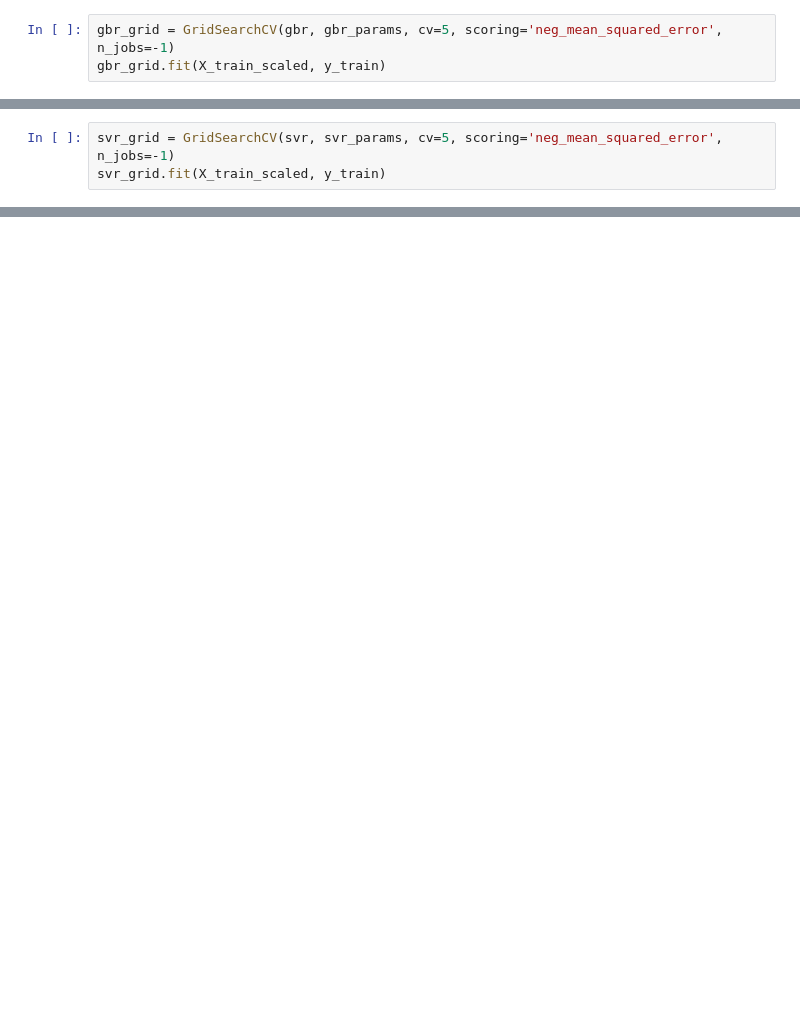
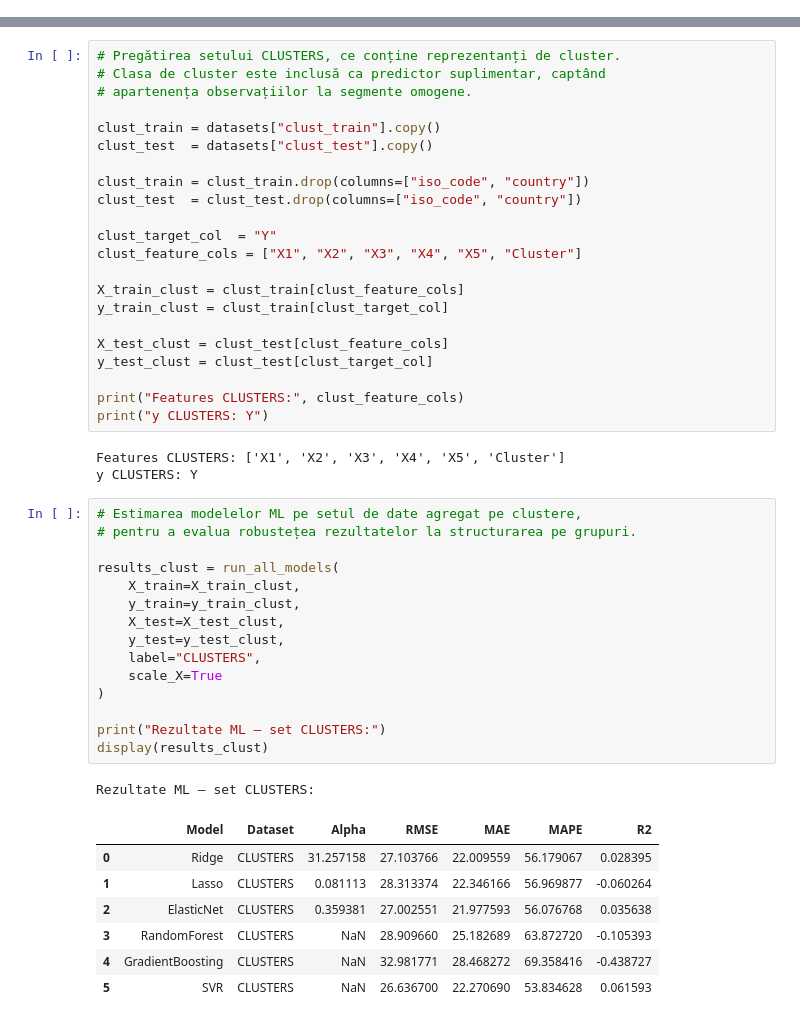
Before and after one commit to antoniamitu/proiect_econometrie, a Jupyter notebook: ML.ipynb, the cells around one changed output, grey strips where cells are left out. Saved outputs shown, nothing was run; the diff lists cells and outputs as text; blank space fills up the shorter version.

```diff
--- a/ML.ipynb
+++ b/ML.ipynb
@@ -320,3 +0,0 @@ gbr_params = {
-# %%
-gbr_grid = GridSearchCV(gbr, gbr_params, cv=5, scoring='neg_mean_squared_error', n_jobs=-1)
-gbr_grid.fit(X_train_scaled, y_train)
@@ -347,3 +0,0 @@ svr_params = {
-# %%
-svr_grid = GridSearchCV(svr, svr_params, cv=5, scoring='neg_mean_squared_error', n_jobs=-1)
-svr_grid.fit(X_train_scaled, y_train)
@@ -381,0 +344,49 @@ display(final_results)
+# %%
+# Pregătirea setului CLUSTERS, ce conține reprezentanți de cluster.
+# Clasa de cluster este inclusă ca predictor suplimentar, captând
+# apartenența observațiilor la segmente omogene.
+
+clust_train = datasets["clust_train"].copy()
+clust_test  = datasets["clust_test"].copy()
+
+clust_train = clust_train.drop(columns=["iso_code", "country"])
+clust_test  = clust_test.drop(columns=["iso_code", "country"])
+
+clust_target_col  = "Y"
+clust_feature_cols = ["X1", "X2", "X3", "X4", "X5", "Cluster"]
+
+X_train_clust = clust_train[clust_feature_cols]
+y_train_clust = clust_train[clust_target_col]
+
+X_test_clust = clust_test[clust_feature_cols]
+y_test_clust = clust_test[clust_target_col]
+
+print("Features CLUSTERS:", clust_feature_cols)
+print("y CLUSTERS: Y")
+# %% [output]
+Features CLUSTERS: ['X1', 'X2', 'X3', 'X4', 'X5', 'Cluster']
+y CLUSTERS: Y
+# %%
+# Estimarea modelelor ML pe setul de date agregat pe clustere,
+# pentru a evalua robustețea rezultatelor la structurarea pe grupuri.
+
+results_clust = run_all_models(
+    X_train=X_train_clust,
+    y_train=y_train_clust,
+    X_test=X_test_clust,
+    y_test=y_test_clust,
+    label="CLUSTERS",
+    scale_X=True
+)
+
+print("Rezultate ML – set CLUSTERS:")
+display(results_clust)
+# %% [output]
+Rezultate ML – set CLUSTERS:
+|  | Model | Dataset | Alpha | RMSE | MAE | MAPE | R2 |
+| 0 | Ridge | CLUSTERS | 31.257158 | 27.103766 | 22.009559 | 56.179067 | 0.028395 |
+| 1 | Lasso | CLUSTERS | 0.081113 | 28.313374 | 22.346166 | 56.969877 | -0.060264 |
+| 2 | ElasticNet | CLUSTERS | 0.359381 | 27.002551 | 21.977593 | 56.076768 | 0.035638 |
+| 3 | RandomForest | CLUSTERS | NaN | 28.909660 | 25.182689 | 63.872720 | -0.105393 |
+| 4 | GradientBoosting | CLUSTERS | NaN | 32.981771 | 28.468272 | 69.358416 | -0.438727 |
+| 5 | SVR | CLUSTERS | NaN | 26.636700 | 22.270690 | 53.834628 | 0.061593 |
```
Also changed, not shown: parts of 60 cells of this notebook.
